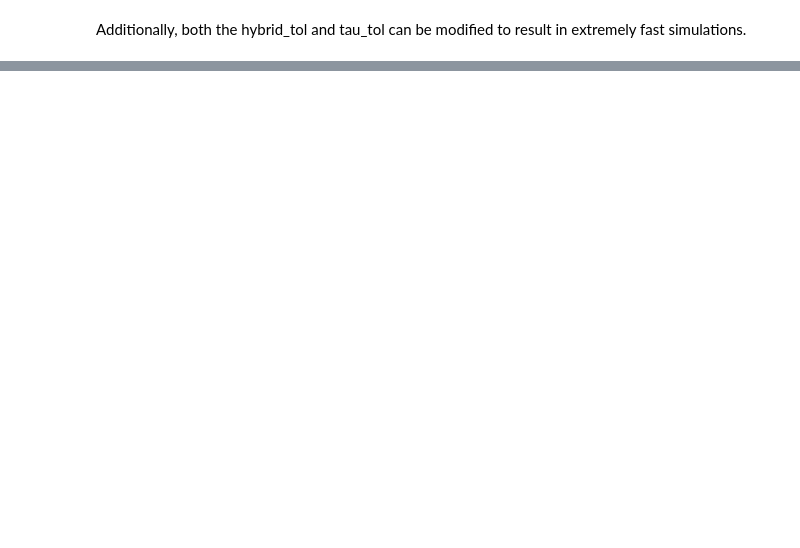
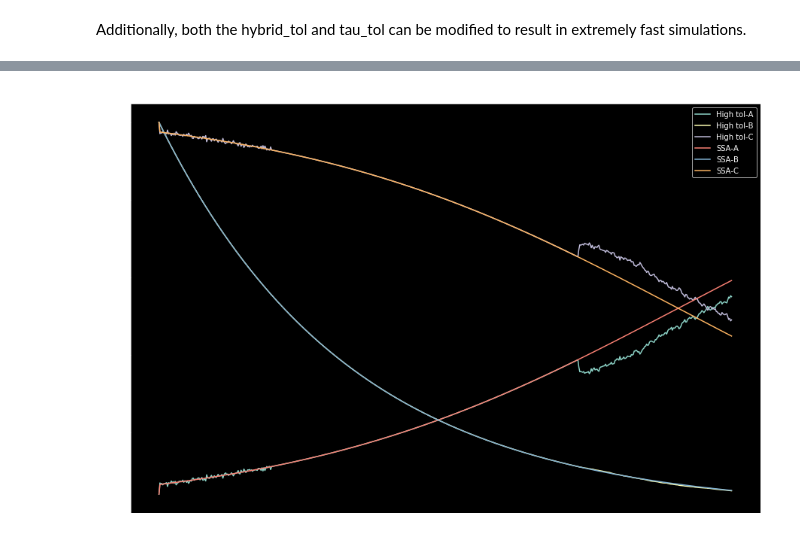
Before and after one commit to StochSS/GillesPy2, a Jupyter notebook: examples/AdvancedExamples/Hybrid/hybrid_switching_example.ipynb, the cells around one changed output, grey strips where cells are left out. Drawn from its saved outputs; the diff is of its cells as text; code cells hidden in the pictures; blank space fills up the shorter version.

```diff
--- a/examples/AdvancedExamples/Hybrid/hybrid_switching_example.ipynb
+++ b/examples/AdvancedExamples/Hybrid/hybrid_switching_example.ipynb
@@ -172,0 +148,14 @@ for species in tau_hybrid_results[0]:
+# %%
+results4 = model.run(solver=BasicODESolver)
+# %%
+plt.figure(figsize=(15, 10))
+plt.title('Comparison of Hybrid Switching Results SSA vs higher tau + hybrid tolerance')
+for species in results3[0]:
+    if species == 'time': continue
+    plt.plot(results3[0]['time'], results3[0][species], label='High tol-{0}'.format(species))
+for species in results4[0]:
+    if species == 'time': continue
+    plt.plot(results4[0]['time'], results4[0][species], label='SSA-{0}'.format(species))
+    plt.legend(loc='best')
+# %% [output]
+[figure, added]
```
Also changed, not shown: parts of 21 cells of this notebook, 13 other files.
